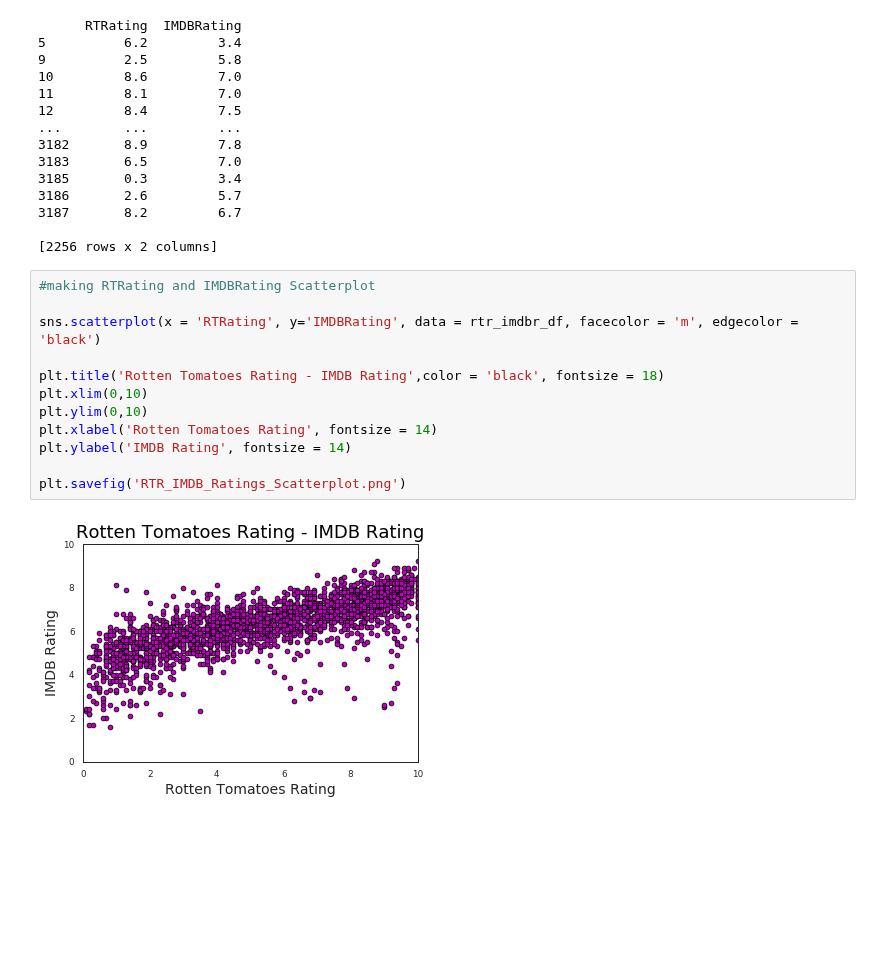
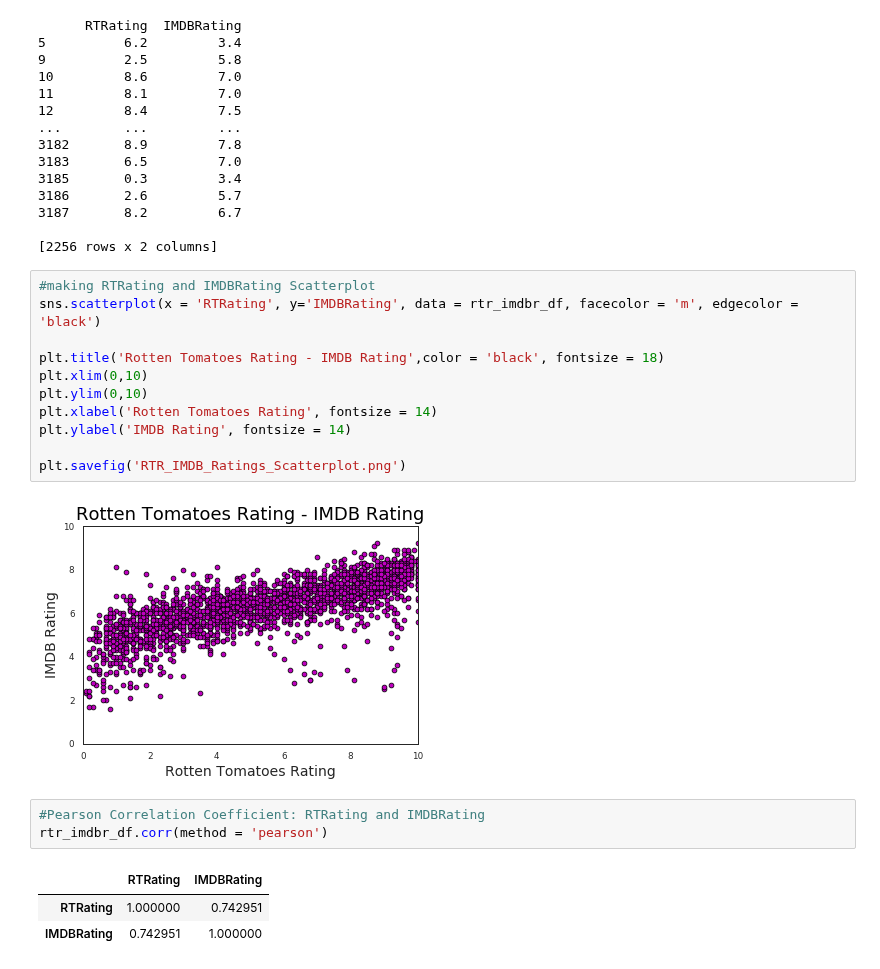
Before and after one commit to ioannapap/movies_data-mining_analysis, a Jupyter notebook: movies_analysis.ipynb, the cells around one changed output. Drawn from its saved outputs; the diff is of its cells as text; blank space fills up the shorter version.

```diff
--- a/movies_analysis.ipynb
+++ b/movies_analysis.ipynb
@@ -330,7 +330,6 @@ print(rtr_imdbr_df)
 [2256 rows x 2 columns]
 # %%
 #making RTRating and IMDBRating Scatterplot
-
 sns.scatterplot(x = 'RTRating', y='IMDBRating', data = rtr_imdbr_df, facecolor = 'm', edgecolor = 'black')
 
 plt.title('Rotten Tomatoes Rating - IMDB Rating',color = 'black', fontsize = 18)
@@ -342,3 +341,10 @@ plt.ylabel('IMDB Rating', fontsize = 14)
 plt.savefig('RTR_IMDB_Ratings_Scatterplot.png')
 # %% [output]
 [figure]
+# %%
+#Pearson Correlation Coefficient: RTRating and IMDBRating
+rtr_imdbr_df.corr(method = 'pearson')
+# %% [output]
+|  | RTRating | IMDBRating |
+| RTRating | 1.000000 | 0.742951 |
+| IMDBRating | 0.742951 | 1.000000 |
```
Also changed, not shown: parts of 2 cells of this notebook, 2 other files.
